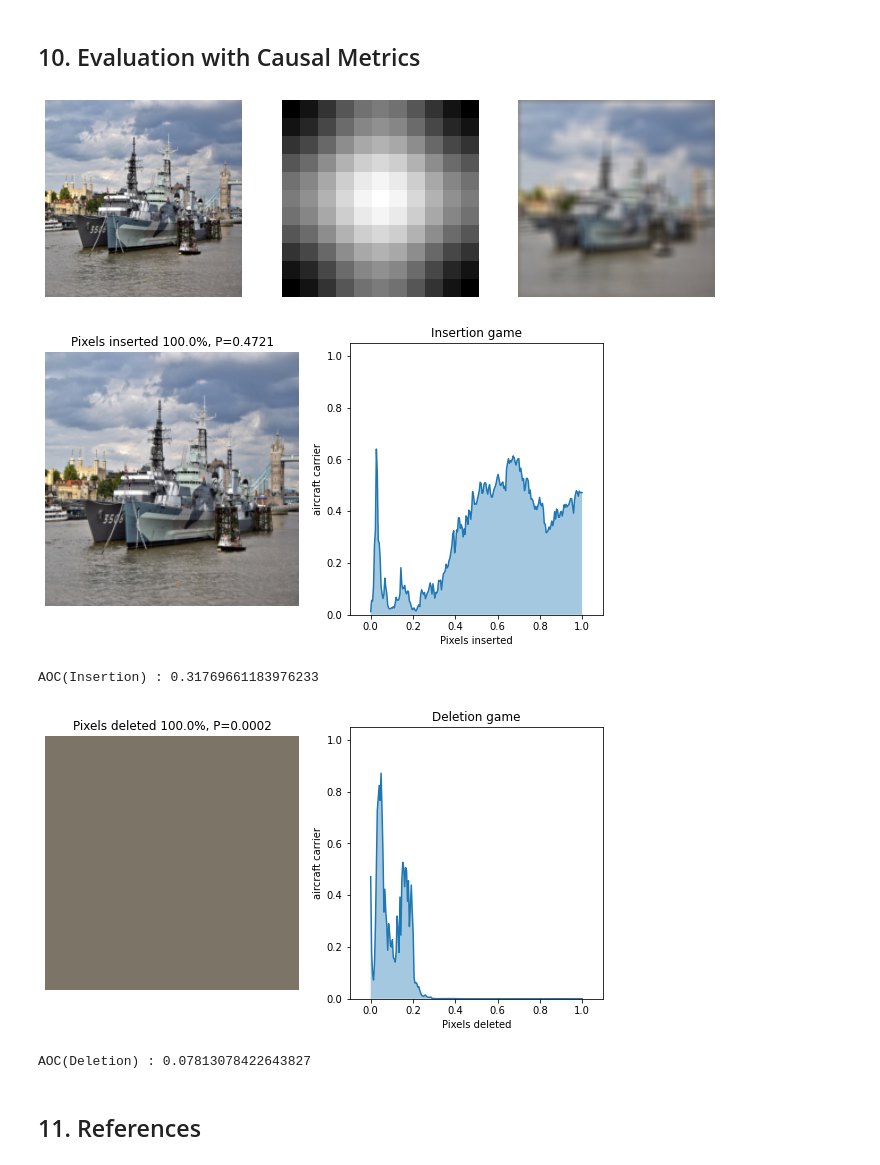
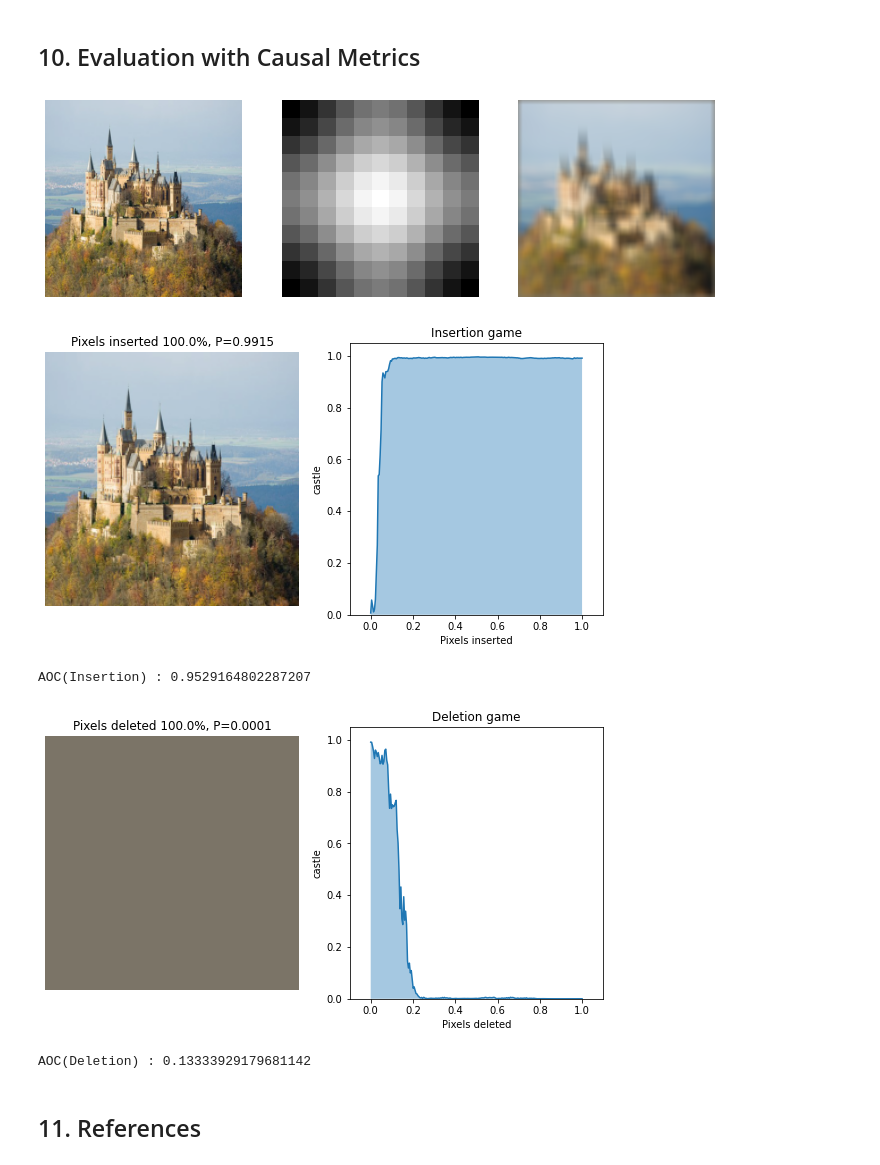
Before and after one commit to deshanchathusanka/abuses-biases-blessing-of-data, a Jupyter notebook: research/SIDU.ipynb, the cells around one changed output. Drawn from its saved outputs; the diff is of its cells as text; code cells hidden in the pictures.

Commit message:
test for castle

```diff
--- a/research/SIDU.ipynb
+++ b/research/SIDU.ipynb
@@ -70,7 +70,7 @@ INPUT_SIZE = (IMG_HEIGHT, IMG_WIDTH)
 INPUT_SHAPE = (IMG_HEIGHT, IMG_WIDTH, CHANNEL)
 
 ####################### Testing ##############################
-image_path = 'google_images/0c1e912709736ba0.jpg'
+image_path = 'google_images/castle.jpg'
 img, processed_image = load_img(path = image_path, input_size = (IMG_HEIGHT, IMG_WIDTH))
 print(f'Shape of Processed Image : {processed_image.shape}')
 
@@ -427,39 +427,39 @@ kern = gkern(klen, ksig)
 
 # Function that blurs input image
 blur = lambda x: nn.functional.conv2d(x, kern, padding=klen//2)
 
 #############################################################################
 
 plt.figure(figsize=(12, 4))
 plt.subplot(131)
 plt.axis('off')
-img = read_tensor('google_images/0c1e912709736ba0.jpg')
+img = read_tensor('google_images/castle.jpg')
 tensor_imshow(img[0])
 
 plt.subplot(132)
 plt.axis('off')
 plt.imshow(kern[0, 0])
 
 plt.subplot(133)
 plt.axis('off')
 tensor_imshow(blur(img)[0])
 plt.show()
 
 ##########################################################################
 insertion = CausalMetric(model, 'ins', 224, substrate_fn=blur)
 deletion = CausalMetric(model, 'del', 224, substrate_fn=torch.zeros_like)
 
 h = insertion.single_run(img, sal_sidu, verbose=1)
 print(f'AOC(Insertion) : {auc(h)}')
 
 h = deletion.single_run(img, sal_sidu, verbose=1)
 print(f'AOC(Deletion) : {auc(h)}')
 # %% [output]
-[figure, old version]
+[figure, new version]
-[figure, old version]
+[figure, new version]
-AOC(Insertion) : 0.31769661183976233
+AOC(Insertion) : 0.9529164802287207
-[figure, old version]
+[figure, new version]
-AOC(Deletion) : 0.07813078422643827
+AOC(Deletion) : 0.13333929179681142
 # %% [markdown]
 <h2>11. References</h2>
 # %% [markdown]
```
Also changed, not shown: parts of 11 cells of this notebook.
